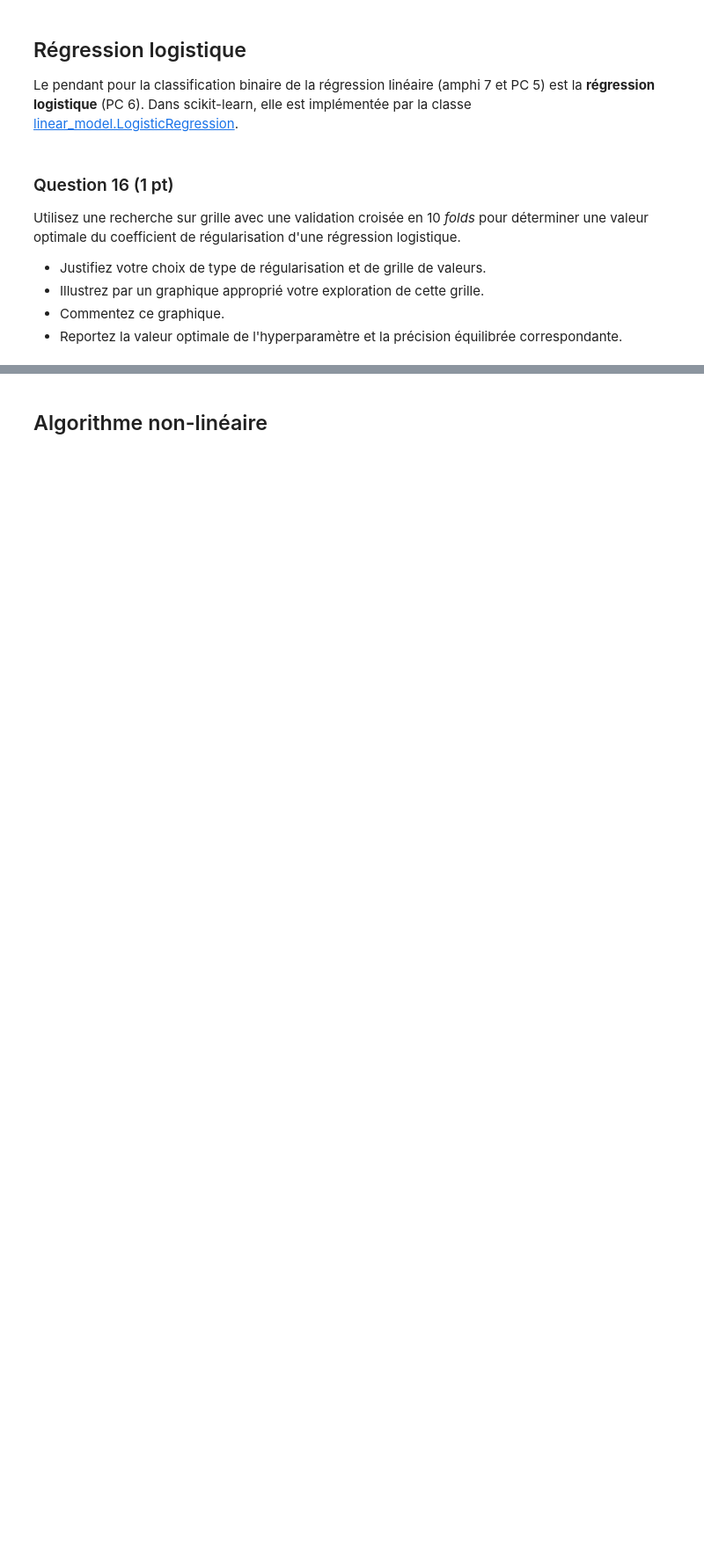
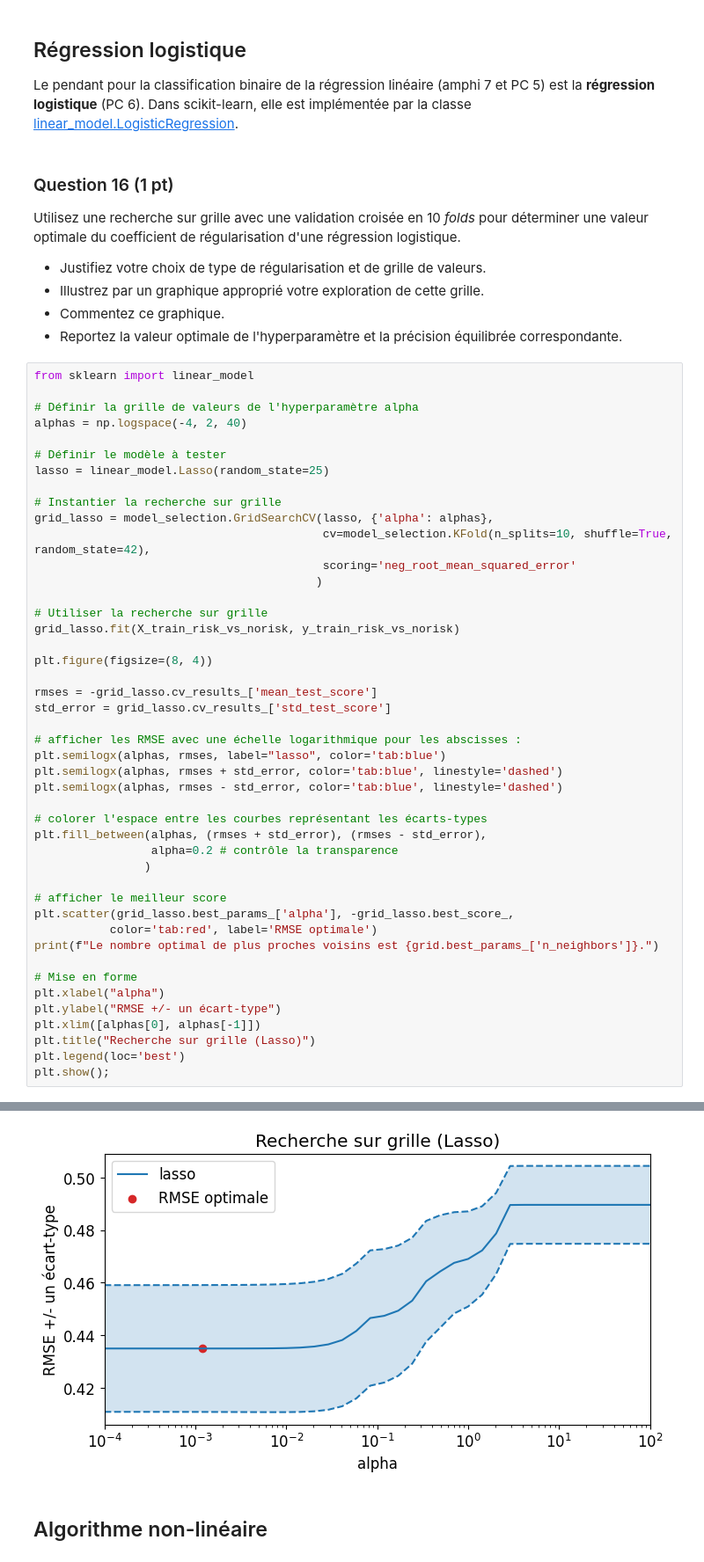
Before and after one commit to Josephine-gith/projet-data, a Jupyter notebook: Projet-jo.ipynb, the cells around one changed output, grey strips where cells are left out. Shown at 88% size. Drawn from its saved outputs; the diff is of its cells as text; blank space fills up the shorter version.

```diff
--- a/Projet-jo.ipynb
+++ b/Projet-jo.ipynb
@@ -361,3 +362,49 @@ Utilisez une recherche sur grille avec une validation croisée en 10 _folds_ pou
 * Illustrez par un graphique approprié votre exploration de cette grille.
 * Commentez ce graphique.
 * Reportez la valeur optimale de l'hyperparamètre et la précision équilibrée correspondante.
+# %%
+from sklearn import linear_model
+
+# Définir la grille de valeurs de l'hyperparamètre alpha
+alphas = np.logspace(-4, 2, 40)
+
+# Définir le modèle à tester
+lasso = linear_model.Lasso(random_state=25)
+
+# Instantier la recherche sur grille
+grid_lasso = model_selection.GridSearchCV(lasso, {'alpha': alphas},
+                                          cv=model_selection.KFold(n_splits=10, shuffle=True, random_state=42),
+                                          scoring='neg_root_mean_squared_error'
+                                         )
+
+# Utiliser la recherche sur grille
+grid_lasso.fit(X_train_risk_vs_norisk, y_train_risk_vs_norisk)
+
+plt.figure(figsize=(8, 4))
+
+rmses = -grid_lasso.cv_results_['mean_test_score']
+std_error = grid_lasso.cv_results_['std_test_score']
+
+# afficher les RMSE avec une échelle logarithmique pour les abscisses :
+plt.semilogx(alphas, rmses, label="lasso", color='tab:blue')
+plt.semilogx(alphas, rmses + std_error, color='tab:blue', linestyle='dashed')
+plt.semilogx(alphas, rmses - std_error, color='tab:blue', linestyle='dashed')
+
+# colorer l'espace entre les courbes représentant les écarts-types
+plt.fill_between(alphas, (rmses + std_error), (rmses - std_error),
+                 alpha=0.2 # contrôle la transparence
+                )
+
+# afficher le meilleur score
+plt.scatter(grid_lasso.best_params_['alpha'], -grid_lasso.best_score_,
+           color='tab:red', label='RMSE optimale')
+print(f"Le nombre optimal de plus proches voisins est {grid.best_params_['n_neighbors']}.")
+
+# Mise en forme
+plt.xlabel("alpha")
+plt.ylabel("RMSE +/- un écart-type")
+plt.xlim([alphas[0], alphas[-1]])
+plt.title("Recherche sur grille (Lasso)")
+plt.legend(loc='best')
+plt.show();
+# %% [output]
@@ -364,3 +412,4 @@ Utilisez une recherche sur grille avec une validation croisée en 10 _folds_ pou
+[figure, added]
 # %% [markdown]
 ## Algorithme non-linéaire
 # %% [markdown]
```
Also changed, not shown: parts of 3 cells of this notebook.
